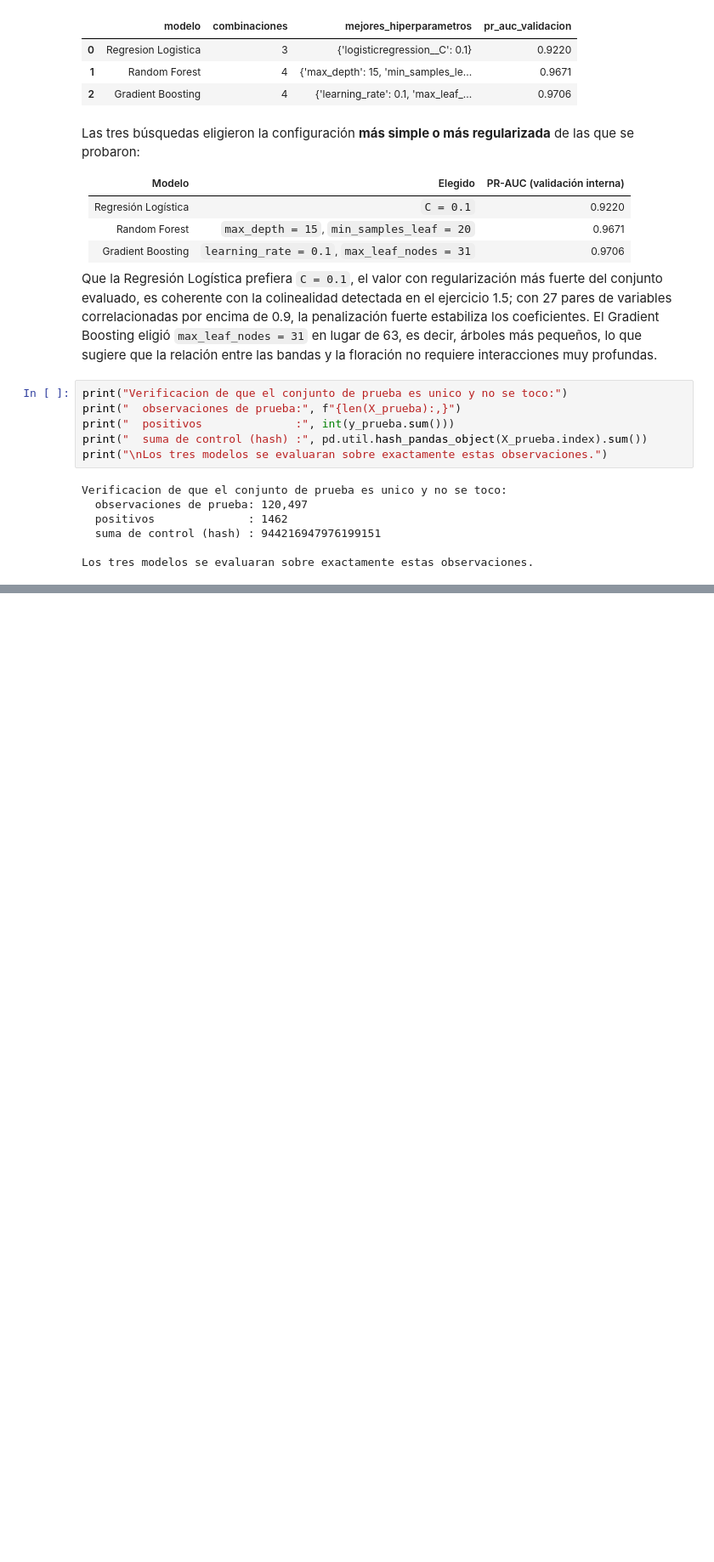
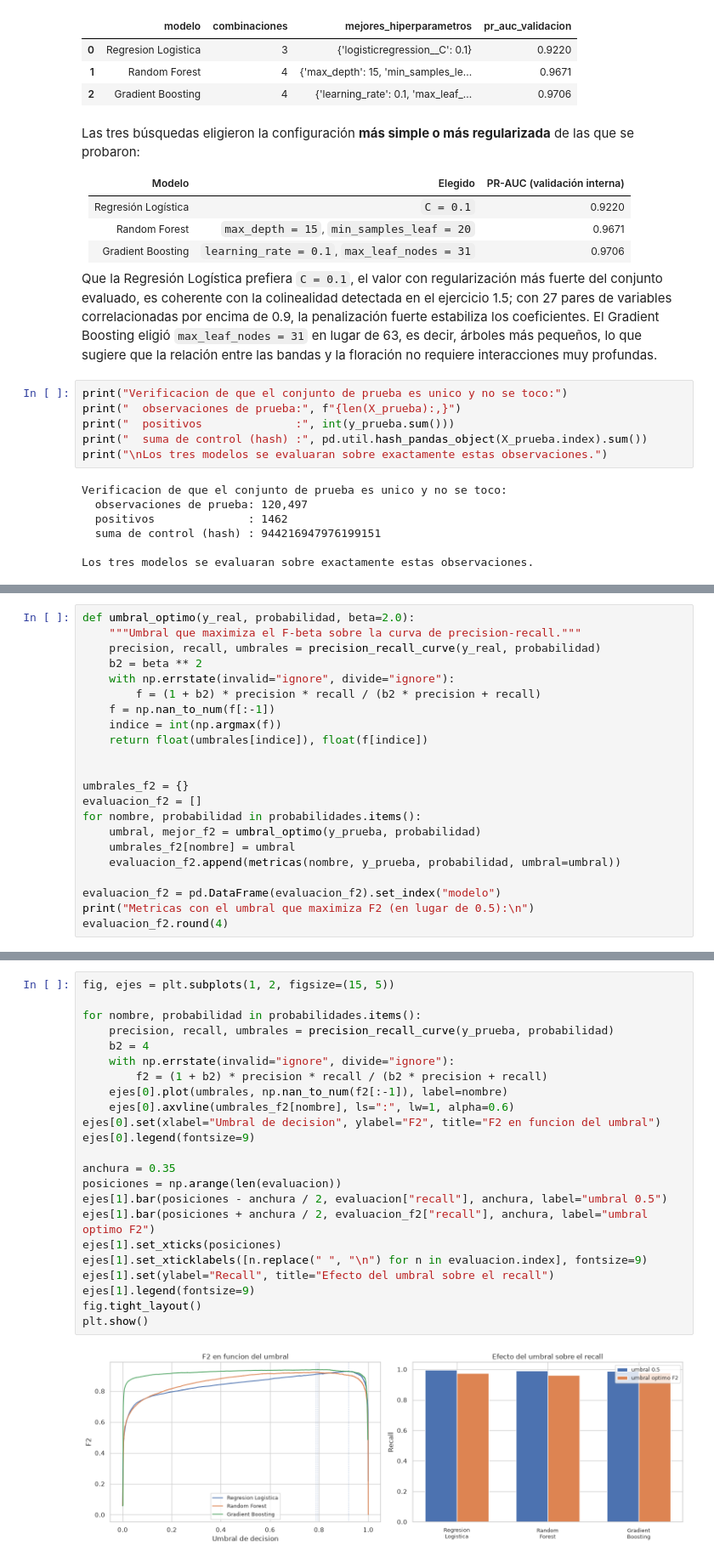
Before and after one commit to Tunchxz/CC3084-Laboratorio-4, a Jupyter notebook: notebooks/04_modelos_cianobacteria.ipynb, the cells around one changed output, grey strips where cells are left out. Shown at 85% size. Drawn from its saved outputs; the diff is of its cells as text; blank space fills up the shorter version.

```diff
--- a/notebooks/04_modelos_cianobacteria.ipynb
+++ b/notebooks/04_modelos_cianobacteria.ipynb
@@ -205,0 +328,22 @@ Los tres modelos se evaluaran sobre exactamente estas observaciones.
+# %%
+def umbral_optimo(y_real, probabilidad, beta=2.0):
+    """Umbral que maximiza el F-beta sobre la curva de precision-recall."""
+    precision, recall, umbrales = precision_recall_curve(y_real, probabilidad)
+    b2 = beta ** 2
+    with np.errstate(invalid="ignore", divide="ignore"):
+        f = (1 + b2) * precision * recall / (b2 * precision + recall)
+    f = np.nan_to_num(f[:-1])
+    indice = int(np.argmax(f))
+    return float(umbrales[indice]), float(f[indice])
+
+
+umbrales_f2 = {}
+evaluacion_f2 = []
+for nombre, probabilidad in probabilidades.items():
+    umbral, mejor_f2 = umbral_optimo(y_prueba, probabilidad)
+    umbrales_f2[nombre] = umbral
+    evaluacion_f2.append(metricas(nombre, y_prueba, probabilidad, umbral=umbral))
+
+evaluacion_f2 = pd.DataFrame(evaluacion_f2).set_index("modelo")
+print("Metricas con el umbral que maximiza F2 (en lugar de 0.5):\n")
+evaluacion_f2.round(4)
@@ -205,0 +357,25 @@ Los tres modelos se evaluaran sobre exactamente estas observaciones.
+# %%
+fig, ejes = plt.subplots(1, 2, figsize=(15, 5))
+
+for nombre, probabilidad in probabilidades.items():
+    precision, recall, umbrales = precision_recall_curve(y_prueba, probabilidad)
+    b2 = 4
+    with np.errstate(invalid="ignore", divide="ignore"):
+        f2 = (1 + b2) * precision * recall / (b2 * precision + recall)
+    ejes[0].plot(umbrales, np.nan_to_num(f2[:-1]), label=nombre)
+    ejes[0].axvline(umbrales_f2[nombre], ls=":", lw=1, alpha=0.6)
+ejes[0].set(xlabel="Umbral de decision", ylabel="F2", title="F2 en funcion del umbral")
+ejes[0].legend(fontsize=9)
+
+anchura = 0.35
+posiciones = np.arange(len(evaluacion))
+ejes[1].bar(posiciones - anchura / 2, evaluacion["recall"], anchura, label="umbral 0.5")
+ejes[1].bar(posiciones + anchura / 2, evaluacion_f2["recall"], anchura, label="umbral optimo F2")
+ejes[1].set_xticks(posiciones)
+ejes[1].set_xticklabels([n.replace(" ", "\n") for n in evaluacion.index], fontsize=9)
+ejes[1].set(ylabel="Recall", title="Efecto del umbral sobre el recall")
+ejes[1].legend(fontsize=9)
+fig.tight_layout()
+plt.show()
+# %% [output]
+[figure, added]
```
Also changed, not shown: parts of 11 cells of this notebook.
